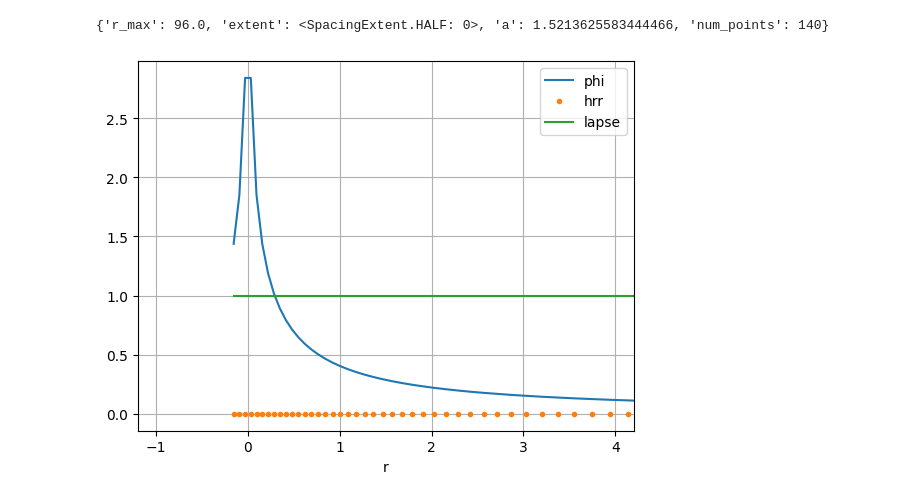
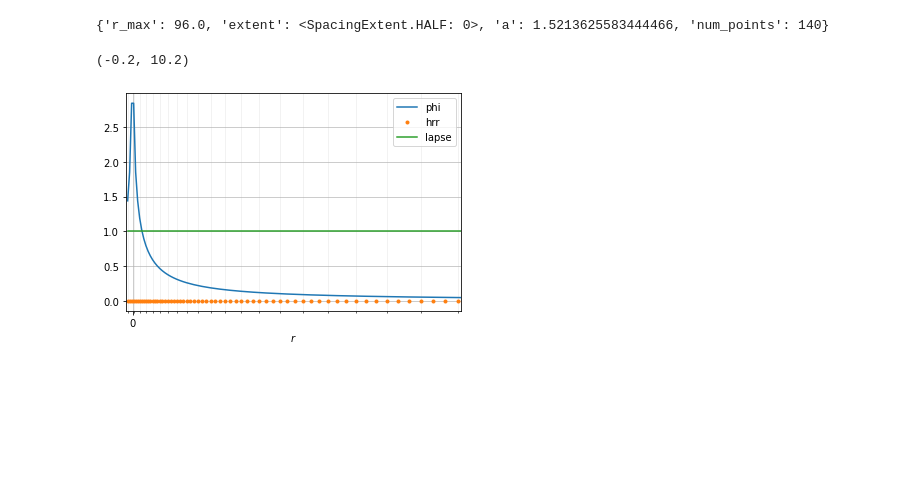
Before and after one commit to GRTLCollaboration/engrenage, a Jupyter notebook: examples/BHEvolution.ipynb, the cells around one changed output. Saved outputs shown, nothing was run; the diff lists cells and outputs as text; code cells hidden in the pictures; blank space fills up the shorter version.

```diff
--- a/examples/BHEvolution.ipynb
+++ b/examples/BHEvolution.ipynb
@@ -29,47 +34,58 @@ from source.spacing import *
 # %%
+# Set up the chosen matter class
+scalar_mu = 1.0
+my_matter = ScalarMatter(scalar_mu)
+my_state_vector = StateVector(my_matter)
+
 # Input parameters for grid and evolution here
 r_max = 96.0 # outer edge of the grid (including ghosts)
-min_dr = 1 / 16
+min_dr = 1 / 16 # roughly 32 points across the BH
 max_dr = 2
 
 # SinhSpacing
 # params = SinhSpacing.get_parameters(r_max, min_dr, max_dr)
-# sp = SinhSpacing(**params)
+# spacing = SinhSpacing(**params)
 
 # CubicSpacing
 params = CubicSpacing.get_parameters(r_max, min_dr, max_dr)
-sp = CubicSpacing(**params)
+spacing = CubicSpacing(**params)
 
-print(params)
-grid = Grid(sp)
+grid = Grid(spacing, my_state_vector)
 r = grid.r
 num_points = r.size
+background = FlatSphericalBackground(r)
+
+# Check grid params
+print(params)
 # %% [output]
 {'r_max': 96.0, 'extent': <SpacingExtent.HALF: 0>, 'a': 1.5213625583444466, 'num_points': 140}
 # %%
-initial_state = get_initial_state(grid)
+initial_state = get_initial_state(grid, background)
 
 #unpackage the vector for readability
-(initial_u, initial_v , initial_phi, initial_hrr, initial_htt, initial_hpp,
+(initial_phi, initial_hrr, initial_htt, initial_hpp,
  initial_K, initial_arr, initial_att, initial_app,
- initial_lambdar, initial_shiftr, initial_br, initial_lapse) = np.array_split(initial_state, NUM_VARS)
+ initial_lambdar, initial_shiftr, initial_br, initial_lapse,
+ initial_u, initial_v) = np.array_split(initial_state, grid.NUM_VARS)
 
 #plot initial conditions
 plt.xlabel('r')
 #plt.plot(r, initial_u, label='u')
 #plt.plot(r, initial_v, label='v')
 #plt.plot(r, initial_arr, label='arr')
 #plt.plot(r, initial_att, label='att')
 #plt.plot(r, initial_K, label='K')
 plt.plot(r, initial_phi, label='phi')
 plt.plot(r, initial_hrr, '.', label='hrr') # zero, but plot as dots to see the grid
 plt.plot(r, initial_lapse, label='lapse')
 #plt.plot(r, initial_lambdar, label='lambdar')
 plt.legend(loc='best')
-plt.xlim(-1.2,4.2)
+ax = plt.gcf().gca()
+set_grid_on_ax(ax, r)
+plt.xlim(-0.2,10.2)
 #plt.ylim(-0.001,0.001)
-plt.grid()
 # %% [output]
+(-0.2, 10.2)
-[figure, old version]
+[figure, new version]
 # %%
 # check the Hamiltonian constraint initially satisfied
```
Also changed, not shown: parts of 7 cells of this notebook, 41 other files.
